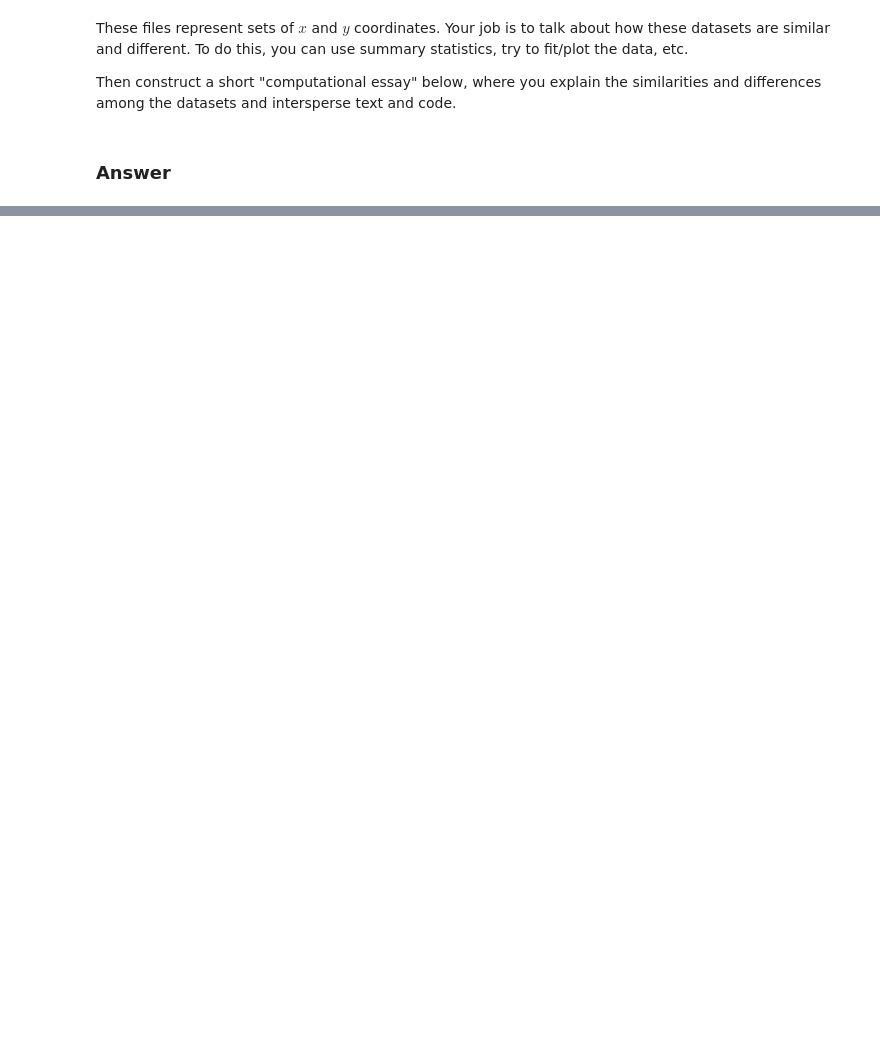
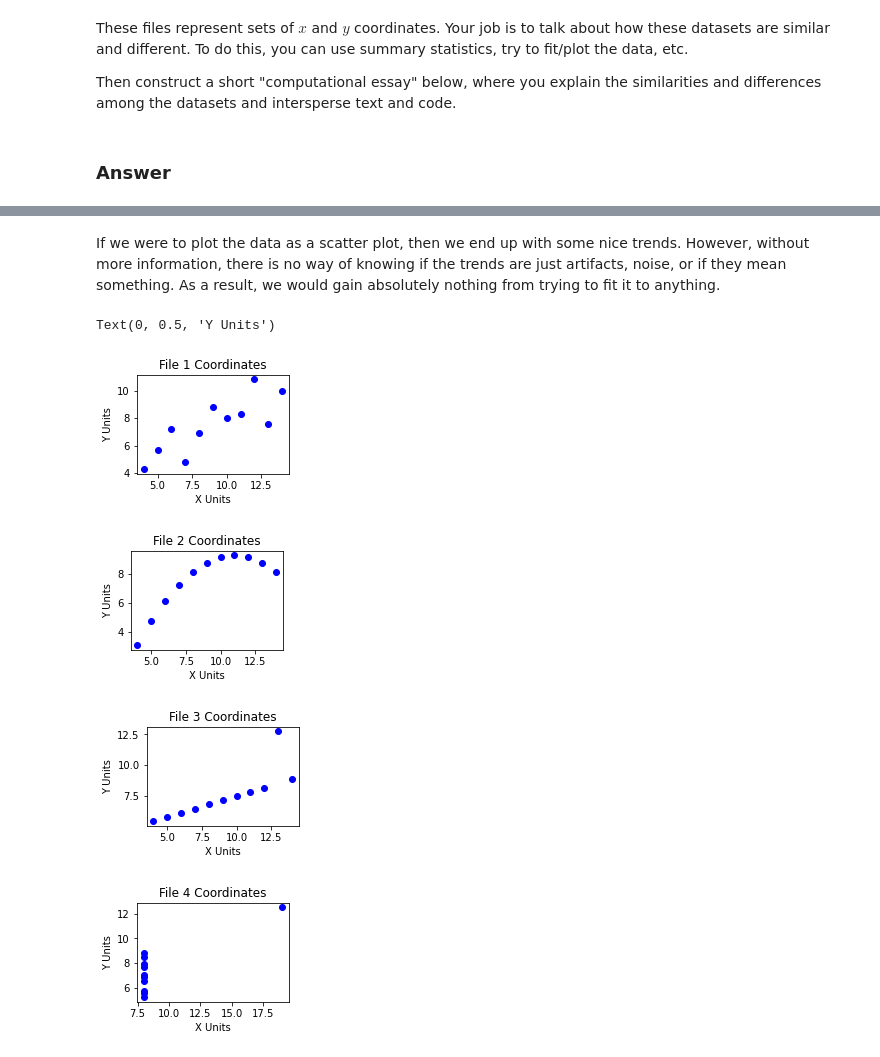
Before and after one commit to sd2020spring/reading-journal-mcuevas-olin, a Jupyter notebook: data_science_worksheet.ipynb, the cells around one changed output, grey strips where cells are left out. Drawn from its saved outputs; the diff is of its cells as text; code cells hidden in the pictures; blank space fills up the shorter version.

```diff
--- a/data_science_worksheet.ipynb
+++ b/data_science_worksheet.ipynb
@@ -474,0 +600,40 @@ Then construct a short "computational essay" below, where you explain the simila
+# %% [markdown]
+If we were to plot the data as a scatter plot, then we end up with some nice trends. However, without more information, there is no way of knowing if the trends are just artifacts, noise, or if they mean something. As a result, we would gain absolutely nothing from trying to fit it to anything.
+# %%
+X_LABEL = "X Units"
+Y_LABEL = "Y Units"
+TITLE = "File {} Coordinates"
+
+plt.figure()
+plt.subplot(221)
+plt.title(TITLE.format("1"))
+plt.plot(f1["x"],f1["y"], 'bo')#,f1["x"],f1["y"], "k")
+plt.xlabel(X_LABEL)
+plt.ylabel(Y_LABEL)
+
+plt.figure()
+plt.subplot(222)
+plt.title(TITLE.format("2"))
+plt.plot(f2["x"],f2["y"], 'bo')#, f2["x"],f2["y"],"k")
+plt.xlabel(X_LABEL)
+plt.ylabel(Y_LABEL)
+
+plt.figure()
+plt.subplot(223)
+plt.title(TITLE.format("3"))
+plt.plot(f3["x"],f3["y"], 'bo')#,f3["x"],f3["y"],"k")
+plt.xlabel(X_LABEL)
+plt.ylabel(Y_LABEL)
+
+plt.figure()
+plt.subplot(224)
+plt.title(TITLE.format("4"))
+plt.plot(f4["x"],f4["y"], 'bo')#, f4["x"],f4["y"],"k")
+plt.xlabel(X_LABEL)
+plt.ylabel(Y_LABEL)
+# %% [output]
+Text(0, 0.5, 'Y Units')
+[figure, added]
+[figure, added]
+[figure, added]
+[figure, added]
```
Also changed, not shown: parts of 25 cells of this notebook.
